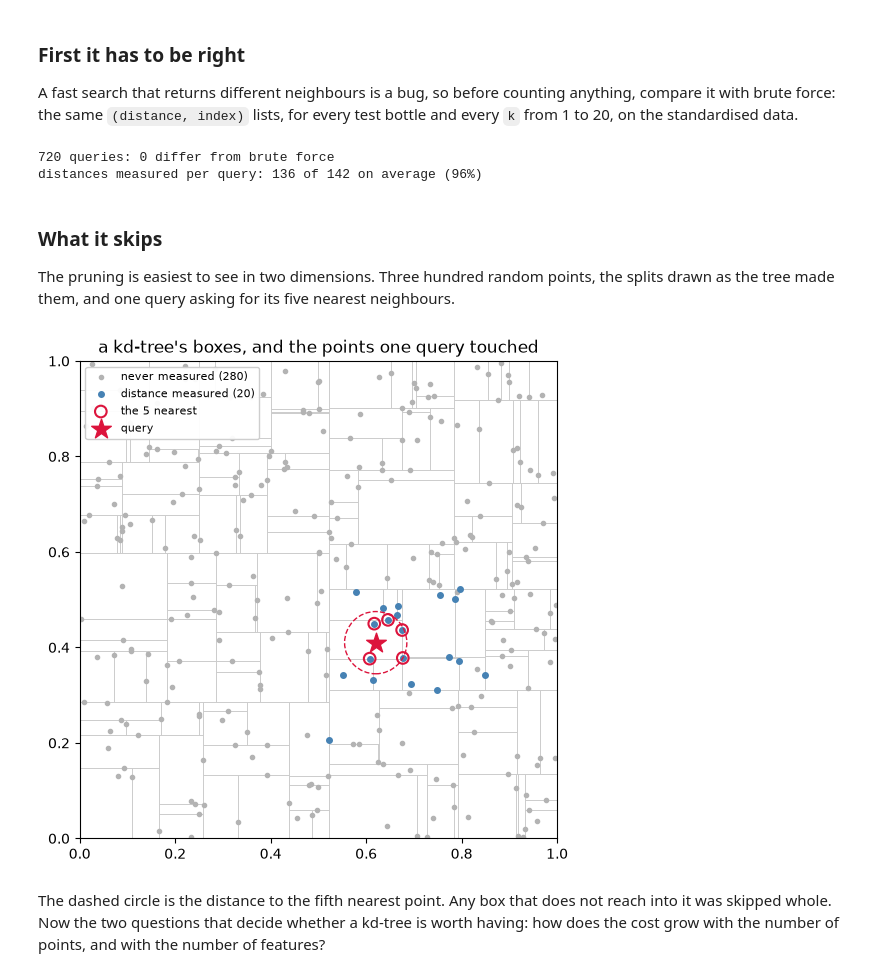
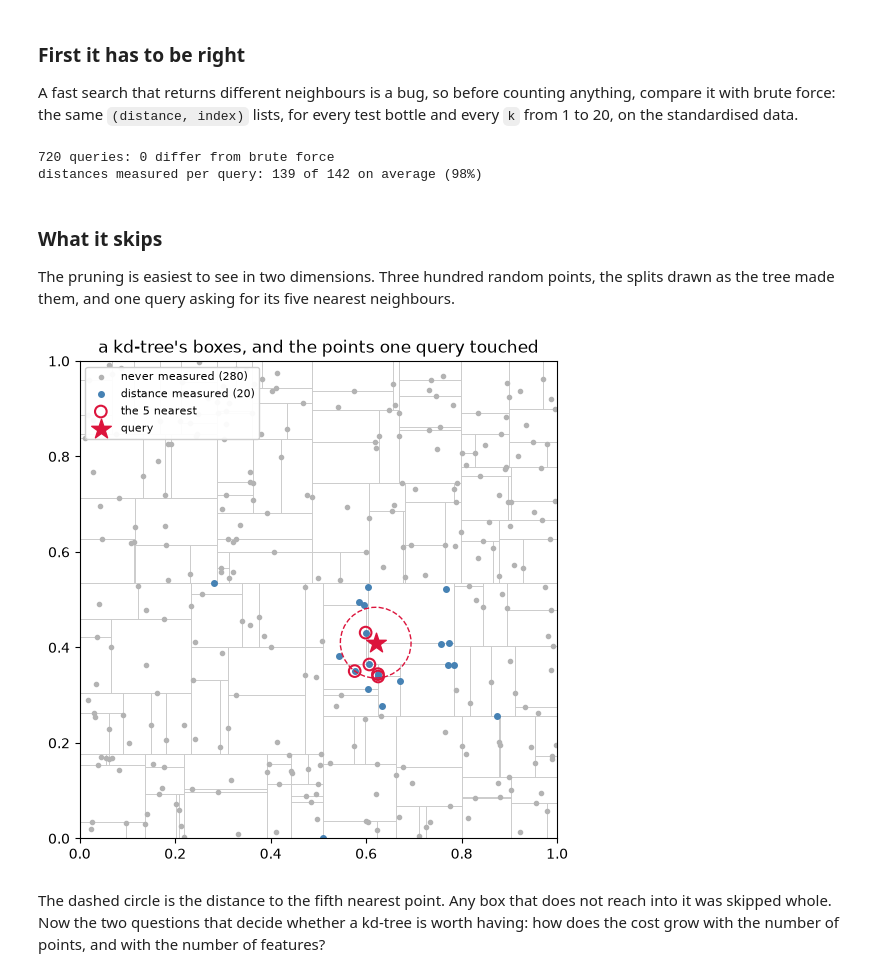
Before and after one commit to 18ivan18/ArtificialIntelligence2026, a Jupyter notebook: 07_kNN_model_evaluation/07_kNN_model_evaluation.ipynb, the cells around one changed output. Saved outputs shown, nothing was run; the diff lists cells and outputs as text; code cells hidden in the pictures.

```diff
--- a/07_kNN_model_evaluation/07_kNN_model_evaluation.ipynb
+++ b/07_kNN_model_evaluation/07_kNN_model_evaluation.ipynb
@@ -206,15 +346,13 @@ print(f"\nbest k: {k_values[averaged.argmax()]}")
 
 best k: 25
 # %%
+single = [mean(cross_val_scores(X_train, y_train, k, seed=0)) for k in K_VALUES]
+
 fig, ax = plt.subplots(figsize=(7, 4))
-ax.errorbar(k_values, averaged, yerr=spread, marker="o", color="crimson",
-            capsize=4, label=f"mean of {repeats} runs of 10-fold CV")
-single = []
-folds = StratifiedKFold(n_splits=10, shuffle=True, random_state=0)
-for k in k_values:
-    pipe = make_pipeline(StandardScaler(), KNeighborsClassifier(k))
-    single.append(cross_val_score(pipe, X_train, y_train, cv=folds).mean())
-ax.plot(k_values, single, marker="s", color="0.6", ls="--", label="a single run of 10-fold CV")
+ax.errorbar(K_VALUES, [averaged[k] for k in K_VALUES], yerr=[spread[k] for k in K_VALUES],
+            marker="o", color="crimson", capsize=4,
+            label=f"mean of {REPEATS} runs of 10-fold CV")
+ax.plot(K_VALUES, single, marker="s", color="0.6", ls="--", label="a single run of 10-fold CV")
 ax.set_xlabel("k"), ax.set_ylabel("accuracy"), ax.legend()
 ax.set_title("the same experiment, measured once and measured twenty times")
 fig.tight_layout()
@@ -508,65 +667,68 @@ A fast search that returns different neighbours is a bug, so before counting any
 with brute force: the same `(distance, index)` lists, for every test bottle and every `k` from 1 to
 20, on the standardised data.
 # %%
-scaler = StandardScaler().fit(X_train)
-Z_train, Z_test = scaler.transform(X_train), scaler.transform(X_test)
 tree = KDTree(Z_train)
 
-mismatches, measured = 0, []
+mismatches = 0
+measured: list[int] = []
 for k in range(1, 21):
     for q in Z_test:
-        mismatches += tree.query(q, k) != brute_force(Z_train, q, k)
-        measured.append(tree.computed)
+        if tree.query(q, k) != brute_force(Z_train, q, k):
+            mismatches += 1
+        measured.append(tree.measured)
 
 print(f"{len(measured)} queries: {mismatches} differ from brute force")
-print(f"distances measured per query: {np.mean(measured):.0f} of {len(Z_train)} on average "
-      f"({np.mean(measured) / len(Z_train):.0%})")
+print(f"distances measured per query: {mean(measured):.0f} of {len(Z_train)} on average "
+      f"({mean(measured) / len(Z_train):.0%})")
 # %% [output]
 720 queries: 0 differ from brute force
-distances measured per query: 136 of 142 on average (96%)
+distances measured per query: 139 of 142 on average (98%)
 # %% [markdown]
 ### What it skips
 
 The pruning is easiest to see in two dimensions. Three hundred random points, the splits drawn as
 the tree made them, and one query asking for its five nearest neighbours.
 # %%
-points = np.random.default_rng(4).random((300, 2))
+plane_rng = random.Random(4)
+points: Matrix = [[plane_rng.random(), plane_rng.random()] for _ in range(300)]
 plane = KDTree(points)
-query, k = np.array([0.62, 0.41]), 5
-trace = []
-found = plane.query(query, k, trace=trace)
-visited = sorted({i for kind, i, *_ in trace if kind == "visit"})
-never = np.setdiff1d(np.arange(len(points)), visited)
+query, k_near = [0.62, 0.41], 5
+
+plane_trace: list = []
+found = plane.query(query, k_near, trace=plane_trace)
+visited = sorted({i for kind, i, *_ in plane_trace if kind == "visit"})
+never = [i for i in range(len(points)) if i not in set(visited)]
 
 fig, ax = plt.subplots(figsize=(6.2, 6.2))
 
 
-def draw(node, x0, x1, y0, y1):
-    if node < 0 or (plane.left[node] < 0 and plane.right[node] < 0):
-        return                                               # a leaf splits nothing
-    i, axis = plane.point[node], plane.axis[node]
-    v = points[i, axis]
-    if axis == 0:
-        ax.plot([v, v], [y0, y1], color="0.8", lw=0.7, zorder=0)
-        draw(plane.left[node], x0, v, y0, y1), draw(plane.right[node], v, x1, y0, y1)
+def draw(node: "Node | None", x0: float, x1: float, y0: float, y1: float) -> None:
+    if node is None or (node.left is None and node.right is None):
+        return
+    value = points[node.point][node.axis]
+    if node.axis == 0:
+        ax.plot([value, value], [y0, y1], color="0.8", lw=0.7, zorder=0)
+        draw(node.left, x0, value, y0, y1), draw(node.right, value, x1, y0, y1)
     else:
-        ax.plot([x0, x1], [v, v], color="0.8", lw=0.7, zorder=0)
-        draw(plane.left[node], x0, x1, y0, v), draw(plane.right[node], x0, x1, v, y1)
+        ax.plot([x0, x1], [value, value], color="0.8", lw=0.7, zorder=0)
+        draw(node.left, x0, x1, y0, value), draw(node.right, x0, x1, value, y1)
 
 
-draw(plane.root, 0, 1, 0, 1)
-ax.scatter(*points[never].T, s=9, color="0.7", label=f"never measured ({len(never)})")
-ax.scatter(*points[visited].T, s=16, color="steelblue", label=f"distance measured ({len(visited)})")
-ax.scatter(*points[[i for _, i in found]].T, s=70, facecolor="none", edgecolor="crimson", lw=1.5,
-           label=f"the {k} nearest")
+draw(plane.root, 0.0, 1.0, 0.0, 1.0)
+ax.scatter([points[i][0] for i in never], [points[i][1] for i in never],
+           s=9, color="0.7", label=f"never measured ({len(never)})")
+ax.scatter([points[i][0] for i in visited], [points[i][1] for i in visited],
+           s=16, color="steelblue", label=f"distance measured ({len(visited)})")
+ax.scatter([points[i][0] for _, i in found], [points[i][1] for _, i in found],
+           s=70, facecolor="none", edgecolor="crimson", lw=1.5, label=f"the {k_near} nearest")
 ax.scatter(*query, marker="*", s=220, color="crimson", zorder=3, label="query")
 ax.add_patch(plt.Circle(query, found[-1][0], fill=False, ls="--", color="crimson"))
 ax.set_xlim(0, 1), ax.set_ylim(0, 1), ax.set_aspect("equal")
 ax.set_title("a kd-tree's boxes, and the points one query touched")
 ax.legend(loc="upper left", fontsize=8, framealpha=0.95)
 plt.show()
 # %% [output]
-[figure, old version]
+[figure, new version]
 # %% [markdown]
 The dashed circle is the distance to the fifth nearest point. Any box that does not reach into it
 was skipped whole. Now the two questions that decide whether a kd-tree is worth having: how does
```
Also changed, not shown: parts of 27 cells of this notebook, 1 other file.
